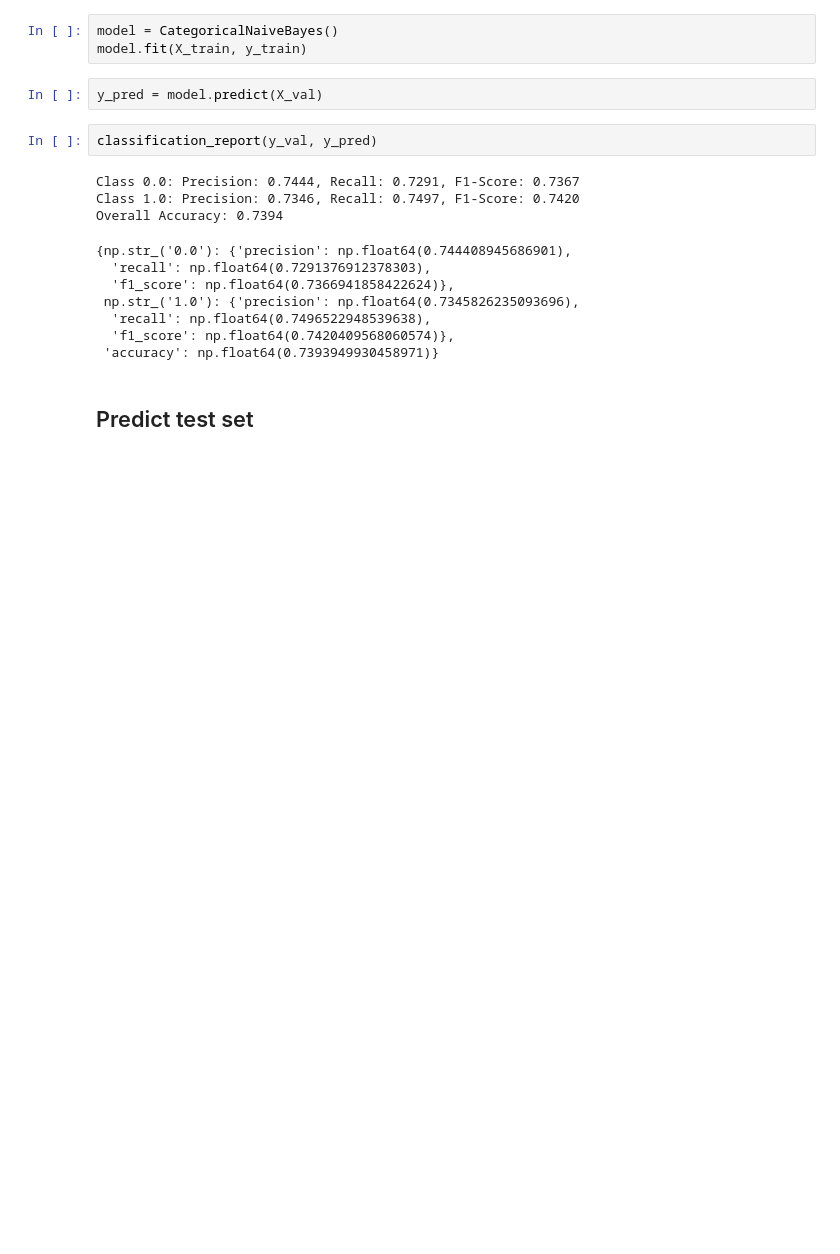
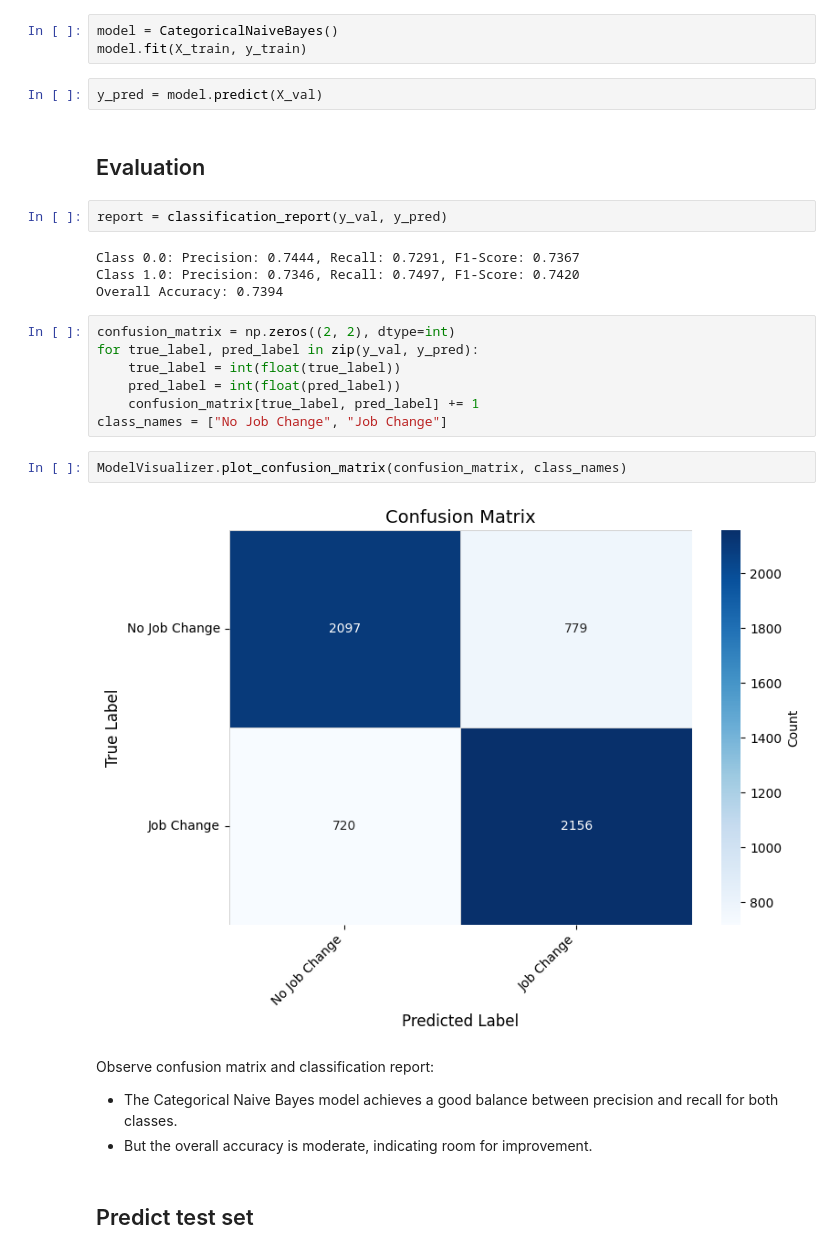
Before and after one commit to ThuongHong/lab2_ds, a Jupyter notebook: notebooks/03_modeling.ipynb, the cells around one changed output. Cells and saved outputs as stored; diff of their text form; blank space fills up the shorter version.

Commit message:
add: confusion matrix

```diff
--- a/notebooks/03_modeling.ipynb
+++ b/notebooks/03_modeling.ipynb
@@ -48,19 +50,30 @@ model = CategoricalNaiveBayes()
 model.fit(X_train, y_train)
 # %%
 y_pred = model.predict(X_val)
+# %% [markdown]
+## Evaluation
 # %%
-classification_report(y_val, y_pred)
+report = classification_report(y_val, y_pred)
 # %% [output]
 Class 0.0: Precision: 0.7444, Recall: 0.7291, F1-Score: 0.7367
 Class 1.0: Precision: 0.7346, Recall: 0.7497, F1-Score: 0.7420
 Overall Accuracy: 0.7394
-{np.str_('0.0'): {'precision': np.float64(0.744408945686901),
-  'recall': np.float64(0.7291376912378303),
-  'f1_score': np.float64(0.7366941858422624)},
- np.str_('1.0'): {'precision': np.float64(0.7345826235093696),
-  'recall': np.float64(0.7496522948539638),
-  'f1_score': np.float64(0.7420409568060574)},
- 'accuracy': np.float64(0.7393949930458971)}
+# %%
+confusion_matrix = np.zeros((2, 2), dtype=int)
+for true_label, pred_label in zip(y_val, y_pred):
+    true_label = int(float(true_label))
+    pred_label = int(float(pred_label))
+    confusion_matrix[true_label, pred_label] += 1
+class_names = ["No Job Change", "Job Change"]
+# %%
+ModelVisualizer.plot_confusion_matrix(confusion_matrix, class_names)
+# %% [output]
+[figure, added]
+# %% [markdown]
+Observe confusion matrix and classification report:
+
+- The Categorical Naive Bayes model achieves a good balance between precision and recall for both classes.
+- But the overall accuracy is moderate, indicating room for improvement.
 # %% [markdown]
 ## Predict test set
 # %%
```
Also changed, not shown: parts of 1 cell of this notebook.
